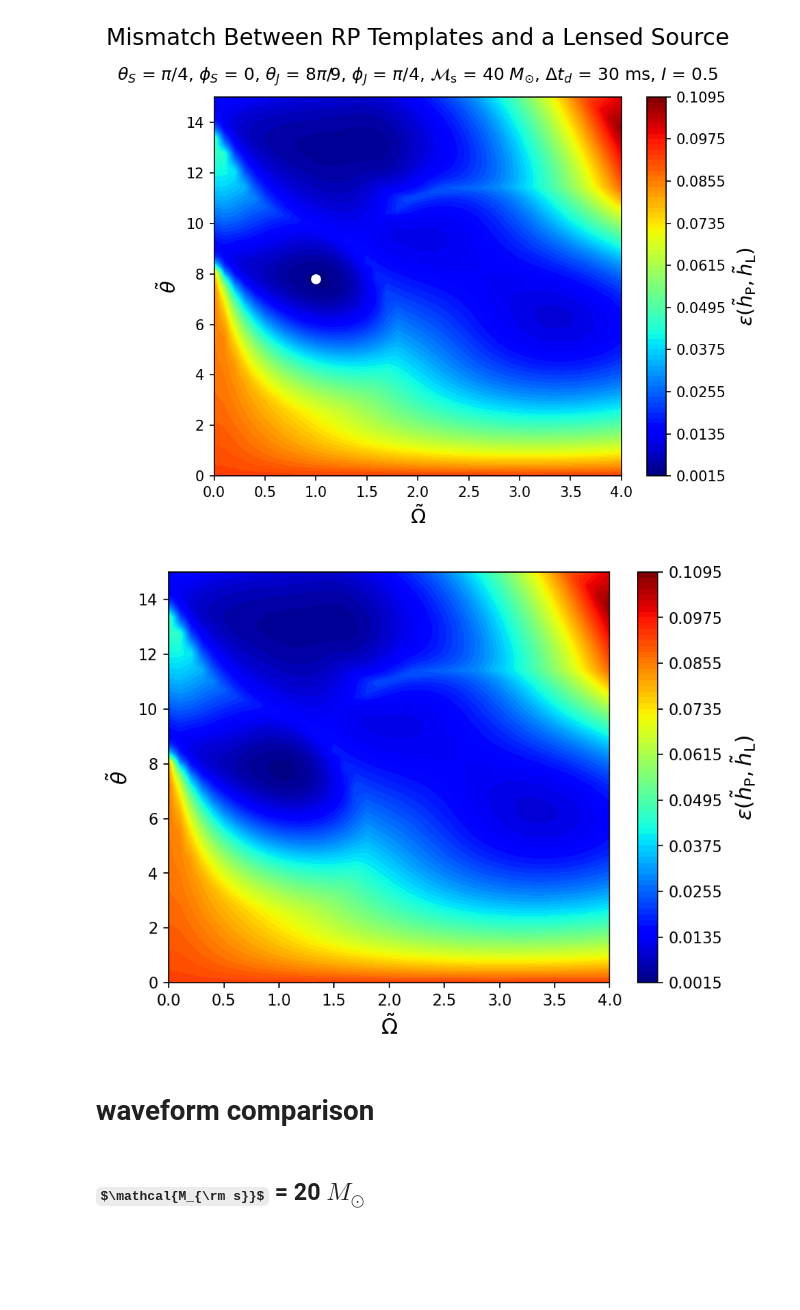
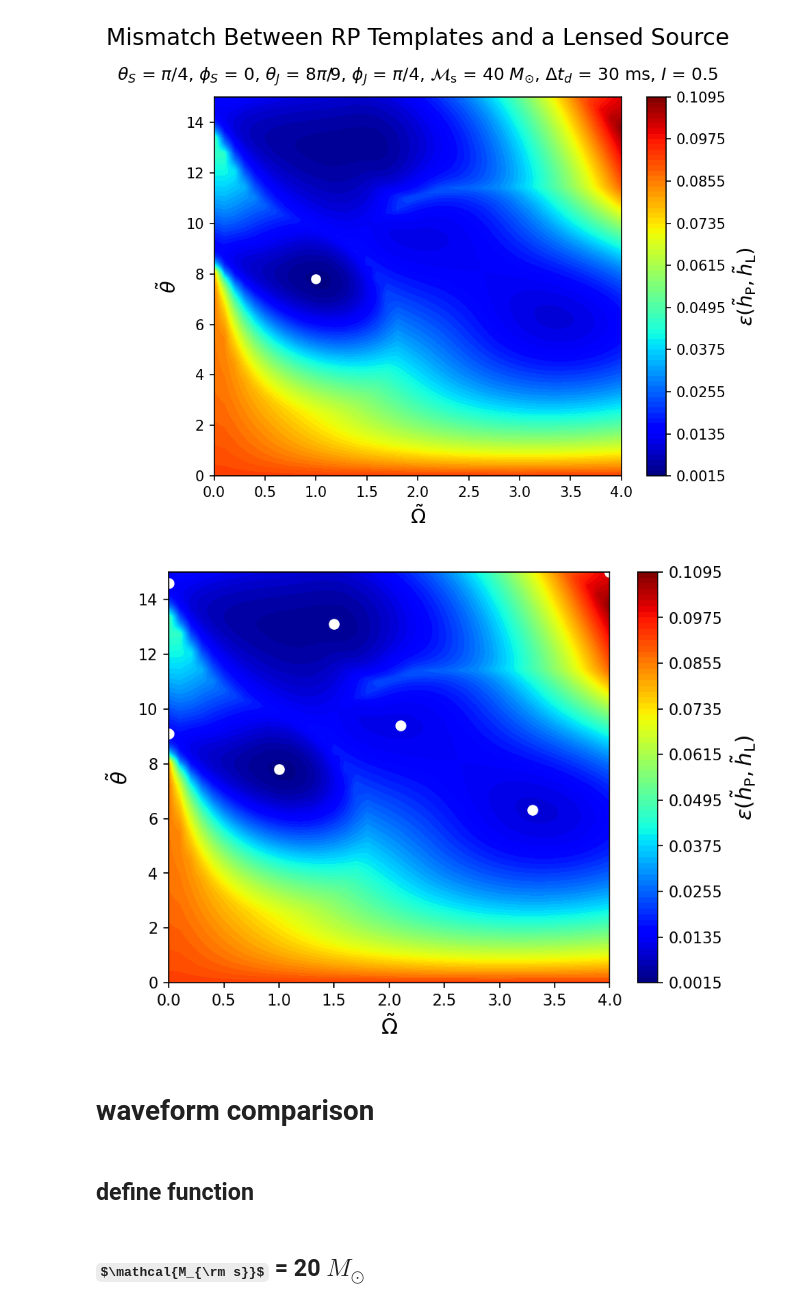
Before and after one commit to fairytien/lensing_and_precession, a Jupyter notebook: notebooks/contours_mismatch-ver6-paper.ipynb, the cells around one changed output. Cells and saved outputs as stored; diff of their text form; code cells hidden in the pictures; some formulas as TeX source; blank space fills up the shorter version.

```diff
--- a/notebooks/contours_mismatch-ver6-paper.ipynb
+++ b/notebooks/contours_mismatch-ver6-paper.ipynb
@@ -376,18 +376,20 @@ plot_indiv_contour(
 # %%
 plot_indiv_contour_modified(
     data_mcz40["omega_matrix"],
     data_mcz40["theta_matrix"],
     data_mcz40["epsilon_matrix"],
     data_mcz40["gammaP_min_matrix"],
     data_mcz40["source_params"],
-    n_minima=0,
+    n_minima=1,
 )
 
-plt.savefig("../figures/contour_mcz40.pdf", bbox_inches="tight")
-# for coordinates, z_value in filtered_results:
-#     plt.plot(coordinates[0], coordinates[1], "o", color="white")
+# plt.savefig("../figures/contour_mcz40.pdf", bbox_inches="tight")
+for coordinates, z_value in filtered_results:
+    plt.plot(coordinates[0], coordinates[1], "o", color="white")
 # %% [output]
-[figure, old version]
+[figure, new version]
 # %% [markdown]
 # waveform comparison
+# %% [markdown]
+## define function
 # %%
```
Also changed, not shown: parts of 10 cells of this notebook, 10 other files.
